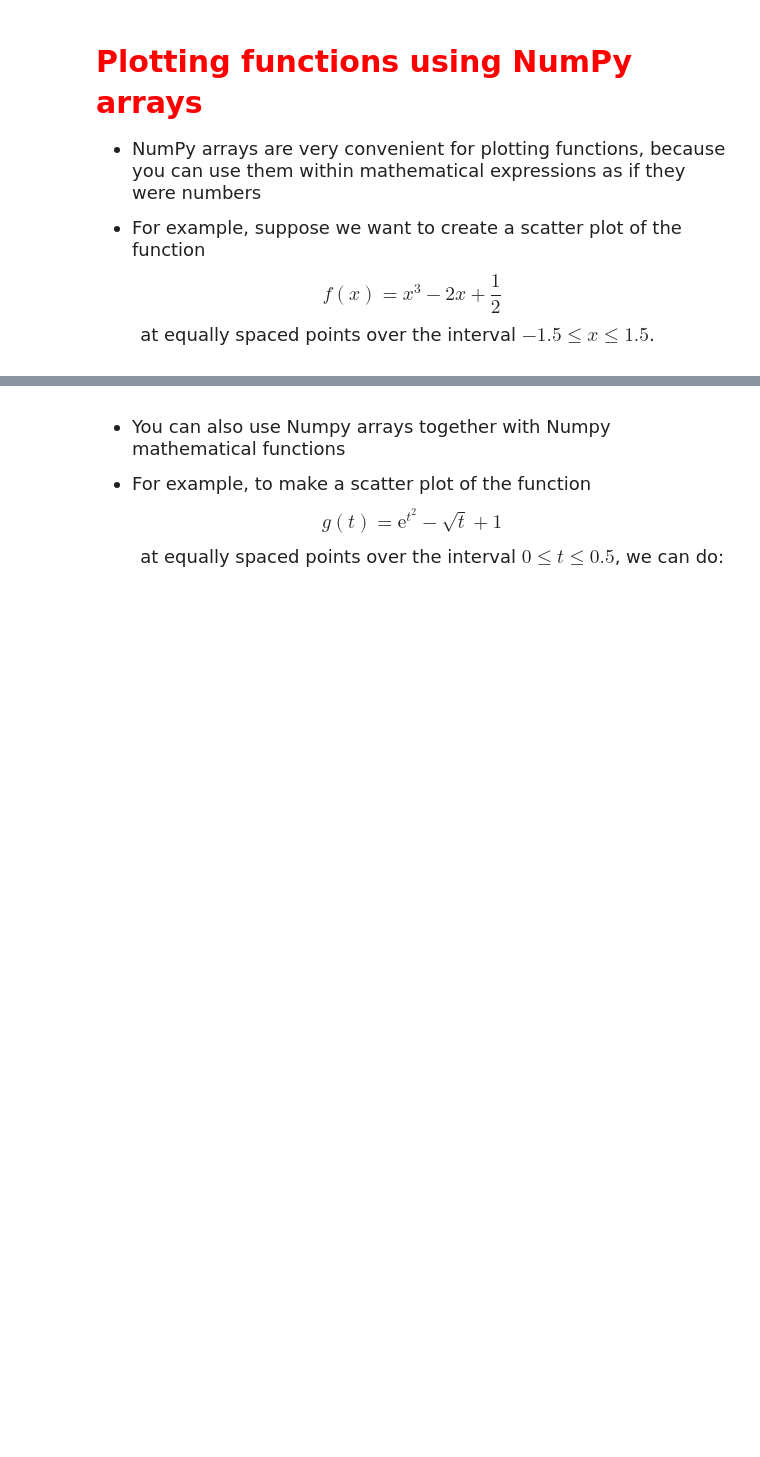
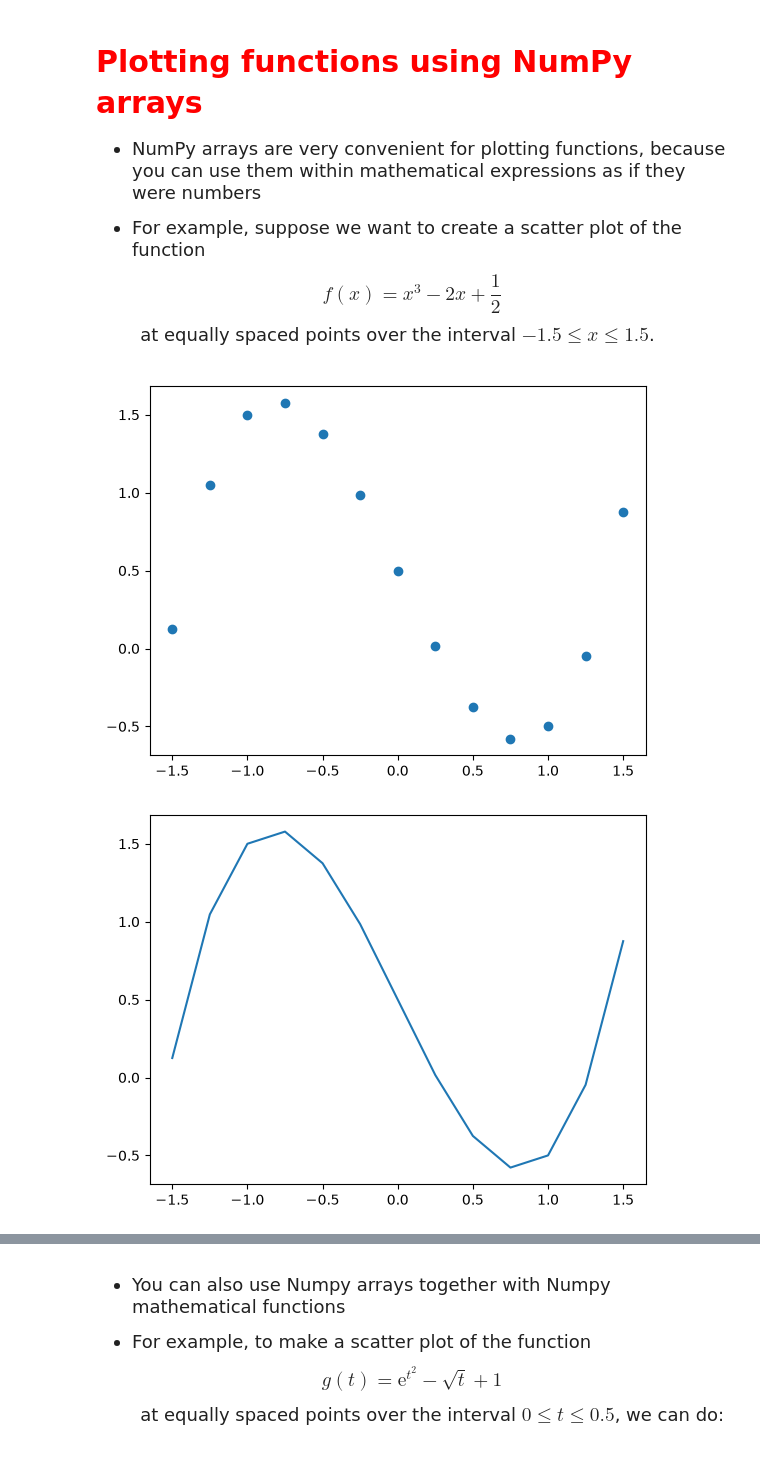
Before and after one commit to chloecchiang/datasci151fall2026, a Jupyter notebook: lecture_04/Lecture4_mycopy.ipynb, the cells around one changed output, grey strips where cells are left out. Drawn from its saved outputs; the diff is of its cells as text; code cells hidden in the pictures; blank space fills up the shorter version.

```diff
--- a/lecture_04/Lecture4_mycopy.ipynb
+++ b/lecture_04/Lecture4_mycopy.ipynb
@@ -395,14 +512,20 @@ $$ f(x) = x^3 - 2x + \frac{1}{2} $$
 # %%
 # Create list of equally spaced points from -1.5 to 1.5
 # We'll choose points 0.25 apart
 x_vals = [-1.5, -1.25, -1, -0.75, -0.5, -0.25, 0, 0.25, 0.5, 0.75, 1, 1.25, 1.5]
 
 # Convert to numpy array
 x_vals = np.array(x_vals)
 
 # Create new numpy array with the function evaluated at the same points
 y_vals = x_vals**3 - 2*x_vals + 0.5
 
 # Use plt.scatter to create scatter plot
 plt.scatter(x = x_vals, y = y_vals)
 plt.show()
+
+plt.plot(x_vals, y_vals)
+plt.show()
+# %% [output]
+[figure, added]
+[figure, added]
```
Also changed, not shown: parts of 21 cells of this notebook, 1 other file.
